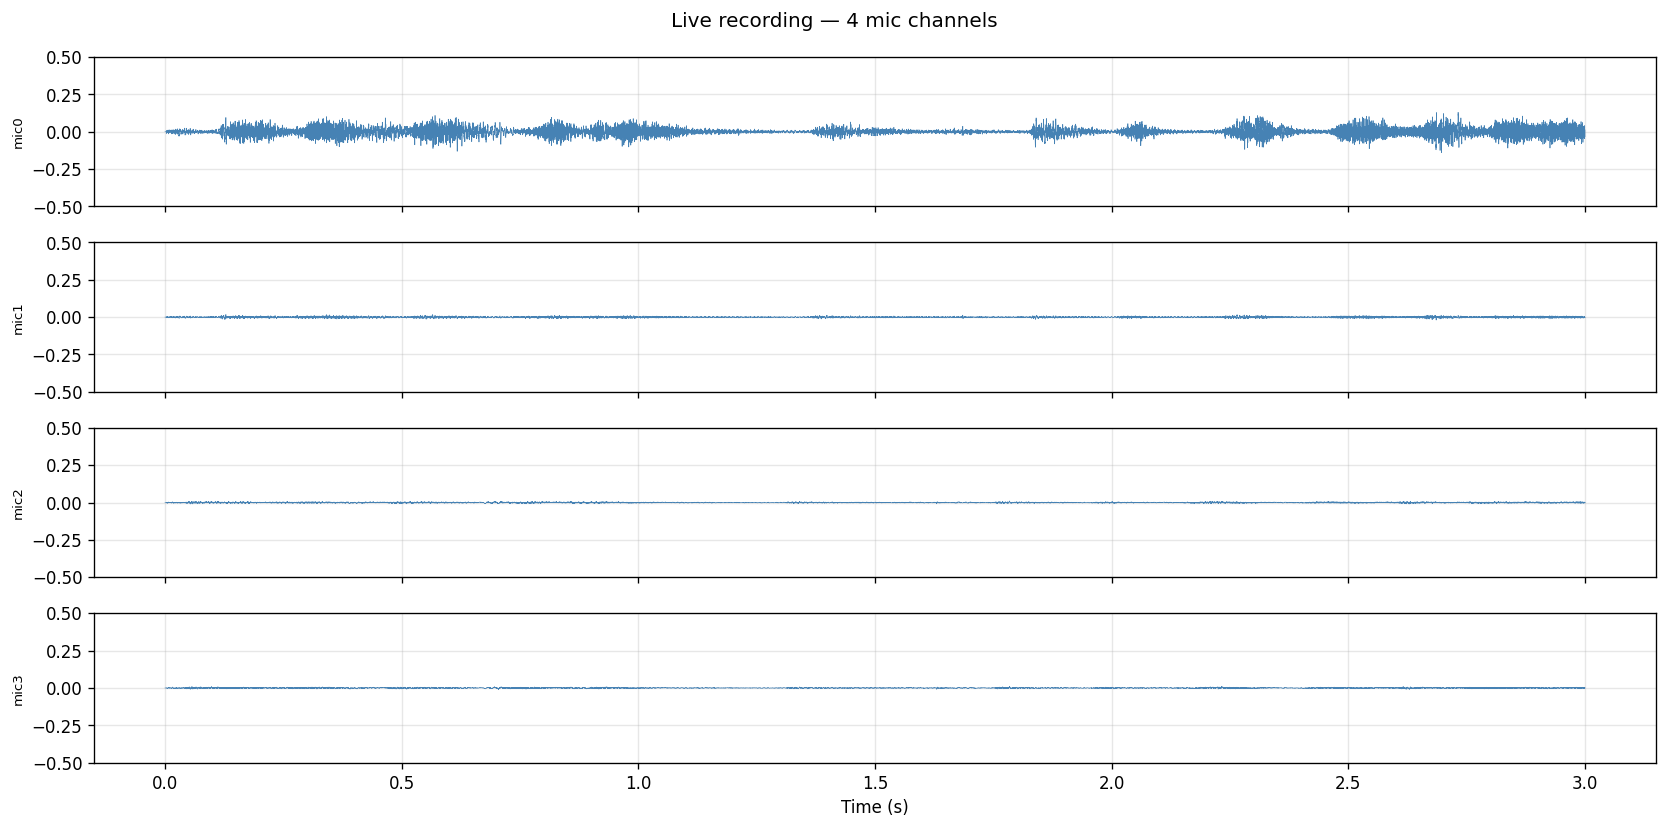
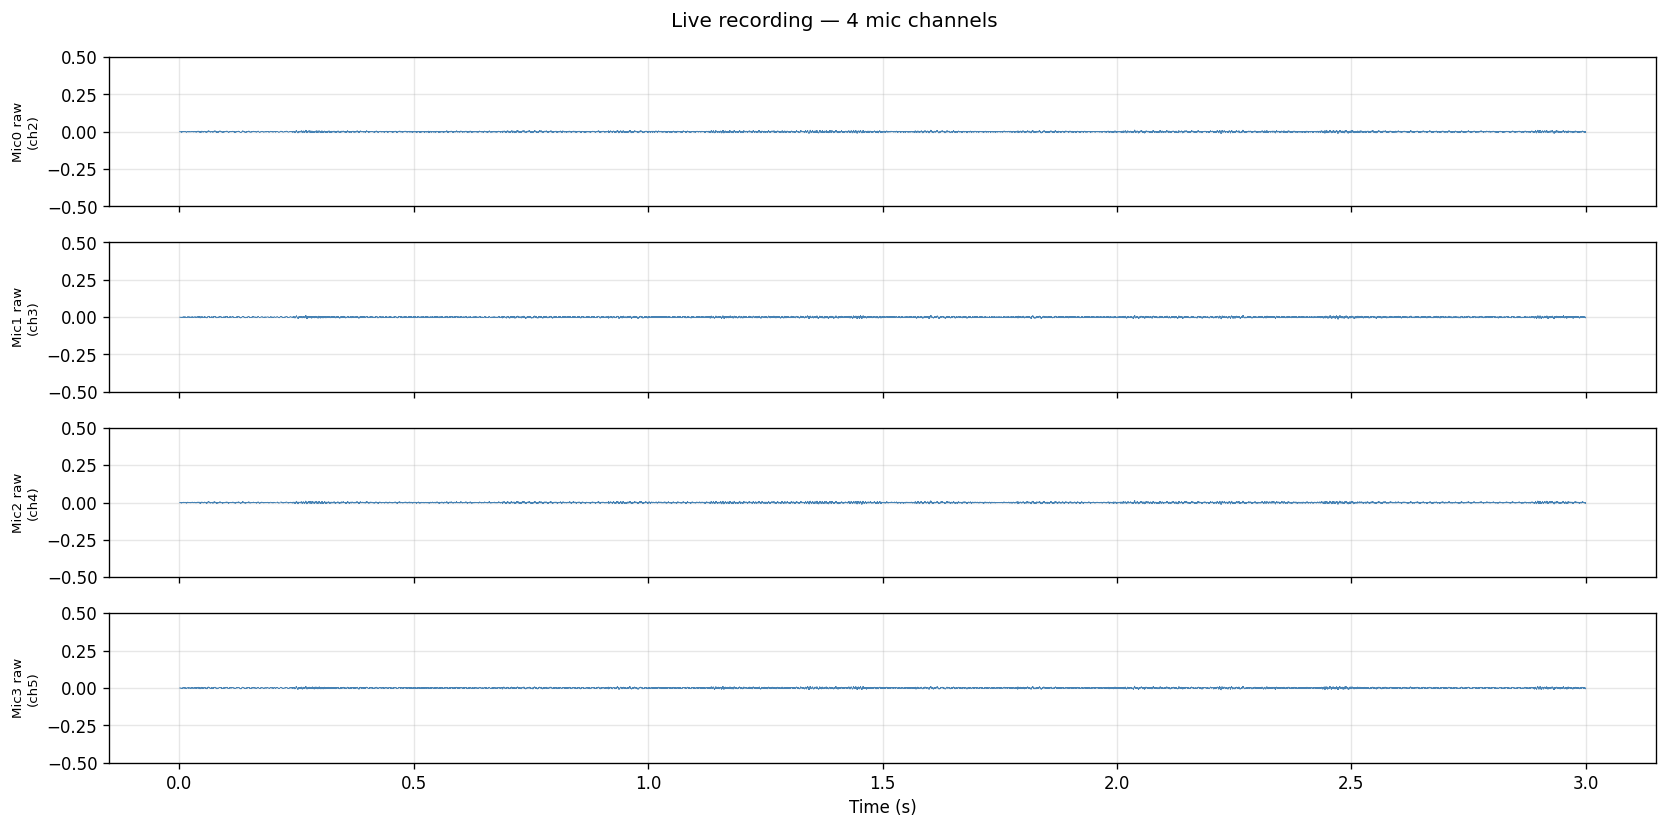
Unified diff of the notebook cell whose output changed from the first chart to the second:
--- before
+++ after
@@ -2,9 +2,9 @@
     t_live = np.arange(live_data.shape[0]) / FS
     fig, axes = plt.subplots(4, 1, figsize=(14, 7), sharex=True)
-    for ch in range(4):
-        axes[ch].plot(t_live, live_data[:, ch], linewidth=0.4, color='steelblue')
-        axes[ch].set_ylabel(f'mic{ch}', fontsize=8)
-        axes[ch].set_ylim(-0.5, 0.5)
-        axes[ch].grid(True, alpha=0.3)
+    for i, ch in enumerate(range(2, 6)):
+        axes[i].plot(t_live, live_data[:, ch], linewidth=0.4, color='steelblue')
+        axes[i].set_ylabel(f'Mic{i} raw\n(ch{ch})', fontsize=8)
+        axes[i].set_ylim(-0.5, 0.5)
+        axes[i].grid(True, alpha=0.3)
     axes[-1].set_xlabel('Time (s)')
     plt.suptitle('Live recording — 4 mic channels')

Commit: Fixed mic channel assignments.